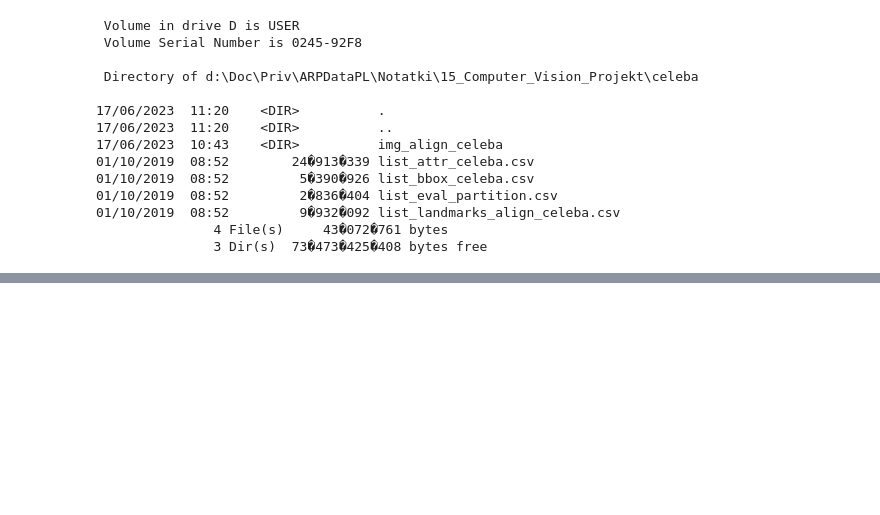
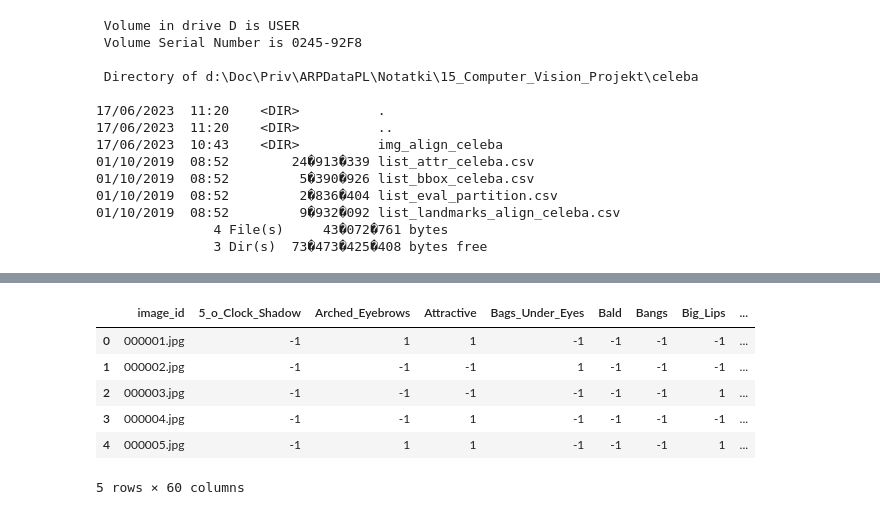
Before and after one commit to rousanka/cv-final-project, a Jupyter notebook: Computer_Vision_Project.ipynb, the cells around one changed output, grey strips where cells are left out. Drawn from its saved outputs; the diff is of its cells as text; code cells hidden in the pictures; blank space fills up the shorter version.

```diff
--- a/Computer_Vision_Project.ipynb
+++ b/Computer_Vision_Project.ipynb
@@ -52,10 +52,11 @@ class Dataset:
         list_eval_partition = pd.read_csv(list_eval_partition_path)
         list_landmarks_align_celeba = pd.read_csv(list_landmarks_align_celeba_path)
 
-        df = list_attr_celeba.merge(list_bbox_celeba, on='image_id')
-        df = df.merge(list_bbox_celeba, on='image_id')
-        df = df.merge(list_eval_partition, on='image_id')
-        self.df = df.merge(list_landmarks_align_celeba, on='image_id')
+        #df = list_attr_celeba.merge(list_bbox_celeba, on='image_id')
+        #df = df.merge(list_bbox_celeba, on='image_id')
+        #self.df = df.merge(list_eval_partition, on='image_id')
+        #self.df = df.merge(list_landmarks_align_celeba, on='image_id')
+        self.df = list_attr_celeba.merge(list_eval_partition, on='image_id')
         self.images_path = images_path
 
     def generate_report(self, report_name='your_report'):
@@ -170,0 +203,10 @@ Index(['image_id', '5_o_Clock_Shadow', 'Arched_Eyebrows', 'Attractive',
+# %%
+classification_dataset.df[:5]
+# %% [output]
+|  | image_id | 5_o_Clock_Shadow | Arched_Eyebrows | Attractive | Bags_Under_Eyes | Bald | Bangs | Big_Lips | ... |
+| 0 | 000001.jpg | -1 | 1 | 1 | -1 | -1 | -1 | -1 | ... |
+| 1 | 000002.jpg | -1 | -1 | -1 | 1 | -1 | -1 | -1 | ... |
+| 2 | 000003.jpg | -1 | -1 | -1 | -1 | -1 | -1 | 1 | ... |
+| 3 | 000004.jpg | -1 | -1 | 1 | -1 | -1 | -1 | -1 | ... |
+| 4 | 000005.jpg | -1 | 1 | 1 | -1 | -1 | -1 | 1 | ... |
+5 rows × 60 columns
```
Also changed, not shown: parts of 6 cells of this notebook, 2 other files.
